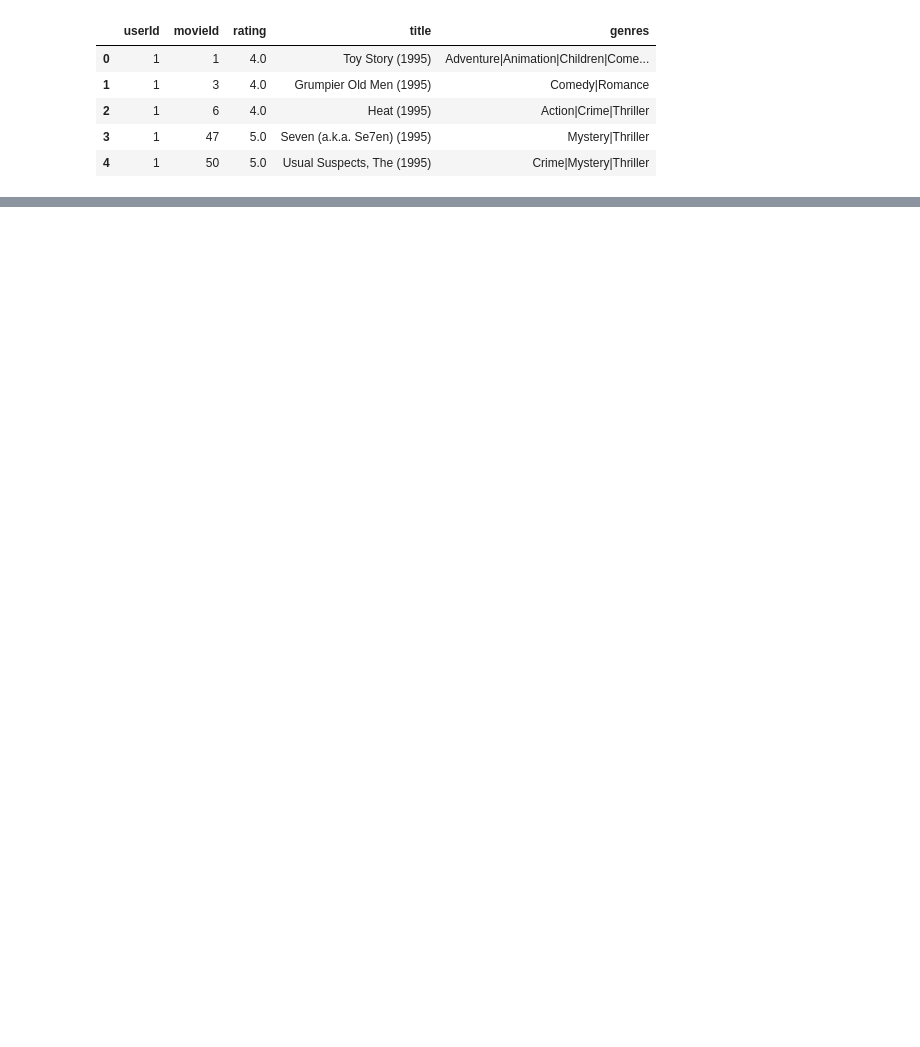
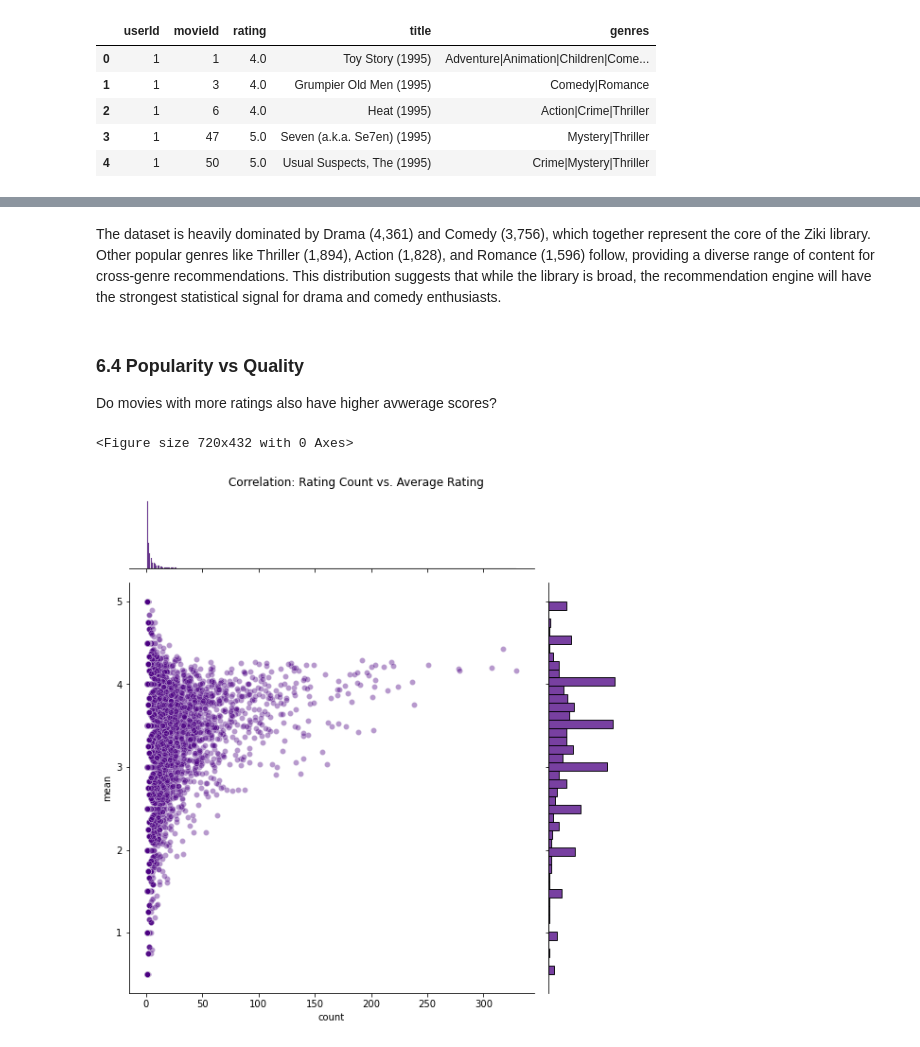
Before and after one commit to angelawachira-eng/GROUP_2-MOVIE_RECOMMENDATION_SYSTEM, a Jupyter notebook: Notebook/Recommendation_System_Project.ipynb, the cells around one changed output, grey strips where cells are left out. Saved outputs shown, nothing was run; the diff lists cells and outputs as text; code cells hidden in the pictures; blank space fills up the shorter version.

```diff
--- a/Notebook/Recommendation_System_Project.ipynb
+++ b/Notebook/Recommendation_System_Project.ipynb
@@ -221,0 +306,18 @@ movie_ratings = pd.merge(ratings, movies, on='movieId')
+# %% [markdown]
+The dataset is heavily dominated by Drama (4,361) and Comedy (3,756), which together represent the core of the Ziki library. Other popular genres like Thriller (1,894), Action (1,828), and Romance (1,596) follow, providing a diverse range of content for cross-genre recommendations. This distribution suggests that while the library is broad, the recommendation engine will have the strongest statistical signal for drama and comedy enthusiasts.
+# %% [markdown]
+### 6.4 Popularity vs Quality
+
+Do movies with more ratings also have higher avwerage scores?
+# %%
+movie_quality = df.groupby('title')['rating'].agg(['mean', 'count'])
+
+plt.figure(figsize=(10, 6))
+sns.jointplot(x='count', y='mean', data=movie_quality, alpha=0.4, color='indigo', height=8)
+plt.suptitle('Correlation: Rating Count vs. Average Rating', y=1.02)
+plt.xlabel('Number of Ratings (Popularity)')
+plt.ylabel('Average Rating (Quality)')
+plt.show()
+# %% [output]
+<Figure size 720x432 with 0 Axes>
+[figure, added]
```
Also changed, not shown: parts of 25 cells of this notebook.
